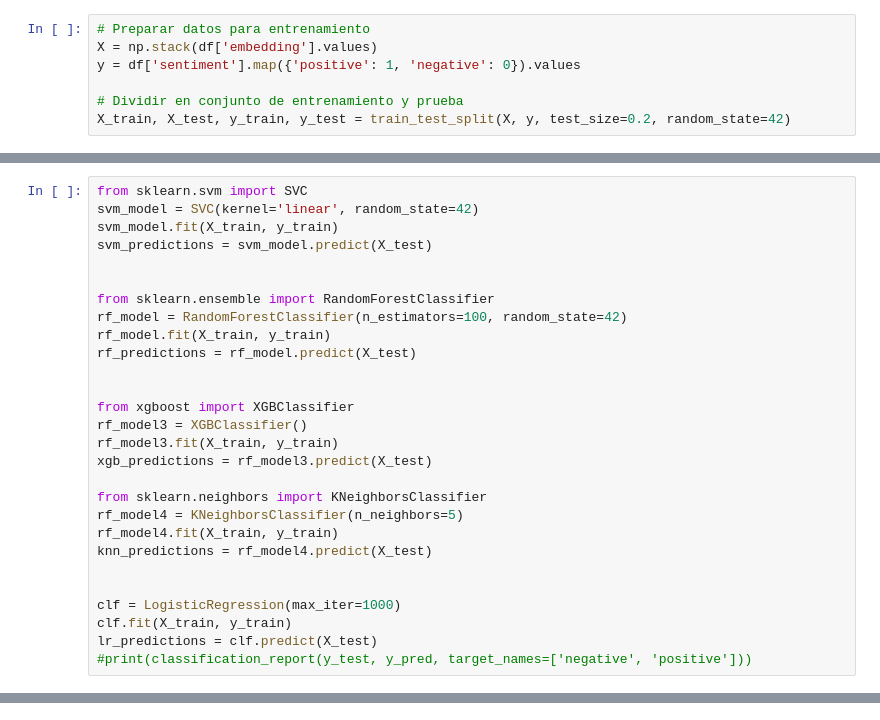
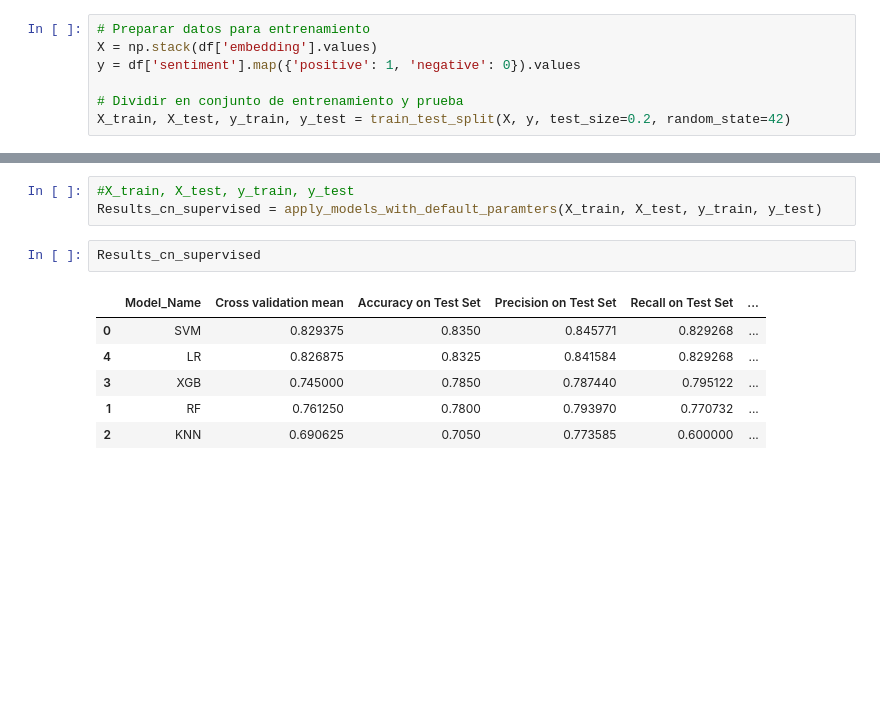
Before and after one commit to yonatanmc/sentinode3, a Jupyter notebook: graph_model_conceptnet_sentiment6.ipynb, the cells around one changed output, grey strips where cells are left out. Saved outputs shown, nothing was run; the diff lists cells and outputs as text; blank space fills up the shorter version.

Commit message:
determinar metricas de evaluacion para los modelos

```diff
--- a/graph_model_conceptnet_sentiment6.ipynb
+++ b/graph_model_conceptnet_sentiment6.ipynb
@@ -320,28 +303,0 @@ def evaluate_model(true_labels, predictions, model_name):
-# %%
-from sklearn.svm import SVC
-svm_model = SVC(kernel='linear', random_state=42)
-svm_model.fit(X_train, y_train)
-svm_predictions = svm_model.predict(X_test)
-
-
-from sklearn.ensemble import RandomForestClassifier
-rf_model = RandomForestClassifier(n_estimators=100, random_state=42)
-rf_model.fit(X_train, y_train)
-rf_predictions = rf_model.predict(X_test)
-
-
-from xgboost import XGBClassifier
-rf_model3 = XGBClassifier()
-rf_model3.fit(X_train, y_train)
-xgb_predictions = rf_model3.predict(X_test)
-
-from sklearn.neighbors import KNeighborsClassifier
-rf_model4 = KNeighborsClassifier(n_neighbors=5)
-rf_model4.fit(X_train, y_train)
-knn_predictions = rf_model4.predict(X_test)
-
-
-clf = LogisticRegression(max_iter=1000)
-clf.fit(X_train, y_train)
-lr_predictions = clf.predict(X_test)
-#print(classification_report(y_test, y_pred, target_names=['negative', 'positive']))
@@ -353,0 +454,12 @@ evaluate_model(y_test, knn_predictions, "KNN")
+# %%
+#X_train, X_test, y_train, y_test
+Results_cn_supervised = apply_models_with_default_paramters(X_train, X_test, y_train, y_test)
+# %%
+Results_cn_supervised
+# %% [output]
+|  | Model_Name | Cross validation mean | Accuracy on Test Set | Precision on Test Set | Recall on Test Set | ... |
+| 0 | SVM | 0.829375 | 0.8350 | 0.845771 | 0.829268 | ... |
+| 4 | LR | 0.826875 | 0.8325 | 0.841584 | 0.829268 | ... |
+| 3 | XGB | 0.745000 | 0.7850 | 0.787440 | 0.795122 | ... |
+| 1 | RF | 0.761250 | 0.7800 | 0.793970 | 0.770732 | ... |
+| 2 | KNN | 0.690625 | 0.7050 | 0.773585 | 0.600000 | ... |
```
Also changed, not shown: parts of 12 cells of this notebook, 1 other file.
